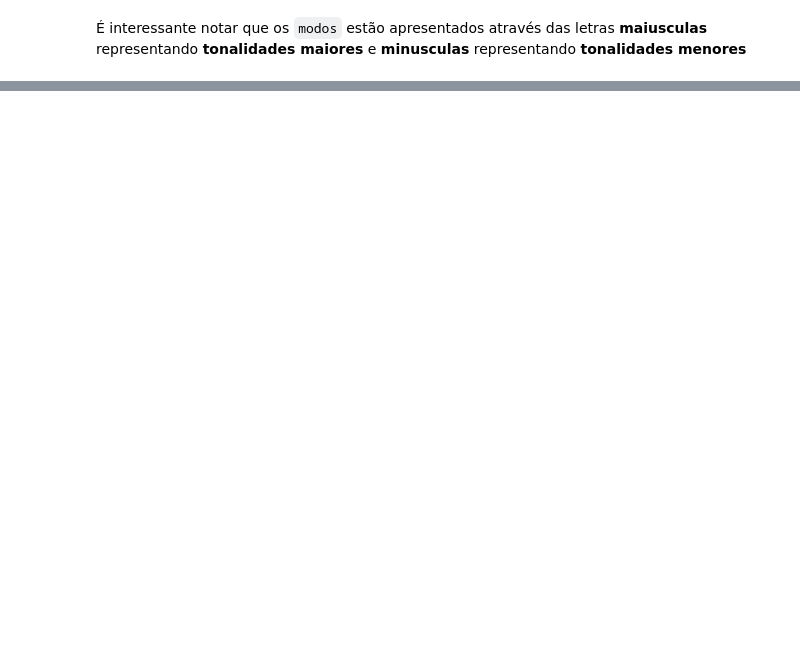
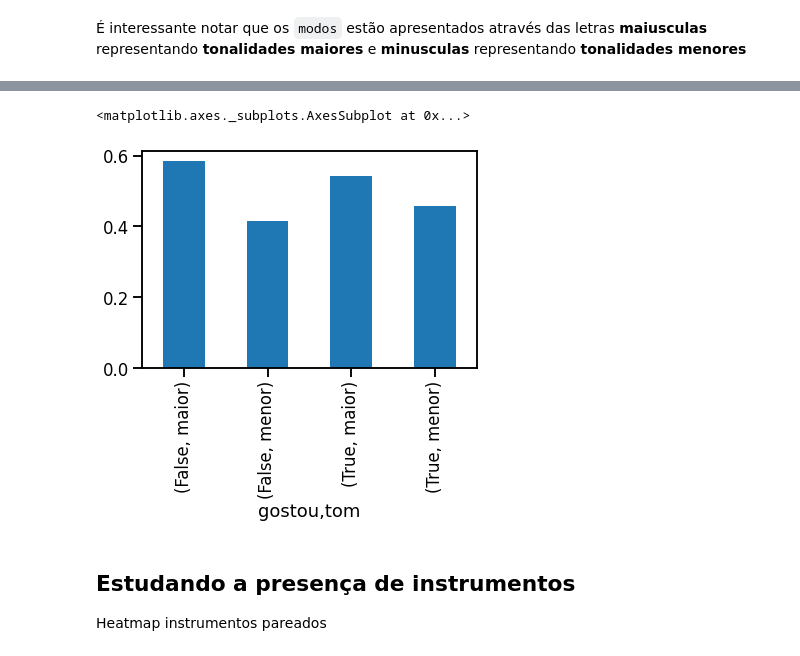
Before and after one commit to GoularteVinicius/music-inRecomendation, a Jupyter notebook: notebooks/01_AnalisesExploratorias.ipynb, the cells around one changed output, grey strips where cells are left out. Drawn from its saved outputs; the diff is of its cells as text; code cells hidden in the pictures; blank space fills up the shorter version.

```diff
--- a/notebooks/01_AnalisesExploratorias.ipynb
+++ b/notebooks/01_AnalisesExploratorias.ipynb
@@ -53,0 +198,16 @@ ax=sns.barplot(x="tonalidade",y="contagem", data=modos_counts)
+# %%
+def tom(df):
+  if df.tom_menor == True:
+    return 'menor'
+  else:
+    return 'maior'
+df['tom']=df.apply(tom, axis=1)
+# %%
+df.groupby('gostou')['tom'].value_counts(normalize=True).plot(kind='bar')
+# %% [output]
+<matplotlib.axes._subplots.AxesSubplot at 0x...>
+[figure, added]
+# %% [markdown]
+## Estudando a presença de instrumentos
+
+Heatmap instrumentos pareados
```
Also changed, not shown: parts of 36 cells of this notebook, 1 other file.
